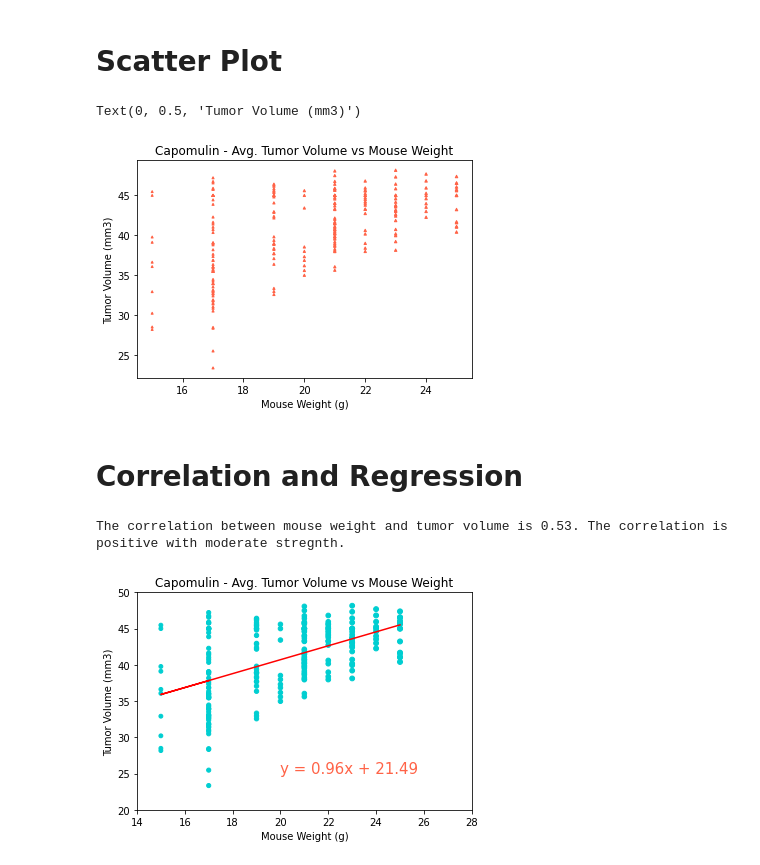
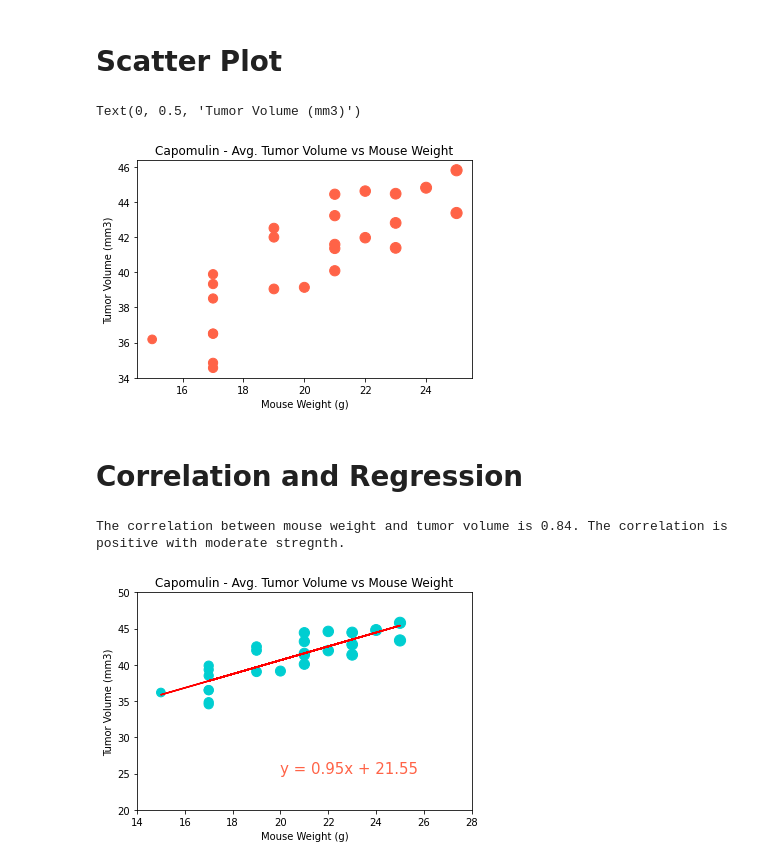
Before and after one commit to amilton11/matplotlib_HW, a Jupyter notebook: pymaceuticals_starter_1.20.21.ipynb, the cells around one changed output. Cells and saved outputs as stored; diff of their text form; code cells hidden in the pictures.

```diff
--- a/pymaceuticals_starter_1.20.21.ipynb
+++ b/pymaceuticals_starter_1.20.21.ipynb
@@ -419,48 +365,52 @@ capomulin_df.head(25)
 # %%
 # Generate a scatter plot of mouse weight versus average tumor volume for the Capomulin treatment regimen.
 # This is for all mice treated with Capomulin
 
 # Find the average tumor volume by mouse and create a dataframe
-tumor_vol_df = pd.DataFrame(capomulin_df.groupby('Mouse ID')['Tumor Volume (mm3)'].mean().sort_values())
+#tumor_vol_df = pd.DataFrame(capomulin_df.groupby('Mouse ID')['Tumor Volume (mm3)'].mean().sort_values())
+
+cap_mouse_df_cl = mouse_df_cl.loc[mouse_df_cl['Drug Regimen'] == 'Capomulin'].groupby('Mouse ID').mean()
 
 # Merge the dataframes
-cap_tv_df = pd.merge(capomulin_df, tumor_vol_df, on=['Tumor Volume (mm3)'], how='left')
+#cap_tv_df = pd.merge(capomulin_df, mouse_df_cl, on=['Tumor Volume (mm3)'], how='left')
 
-x = cap_tv_df['Weight (g)']
-y = cap_tv_df['Tumor Volume (mm3)']
+x = cap_mouse_df_cl['Weight (g)']
+y = cap_mouse_df_cl['Tumor Volume (mm3)']
 
 # Create the scatter plot
-plt.scatter(x, y, marker="^", s = cap_tv_df['Weight (g)']*.25, facecolors="tomato", edgecolors="tomato")
+plt.scatter(x, y, marker="o", s = cap_mouse_df_cl['Weight (g)']*5, facecolors="tomato", edgecolors="tomato")
 
 # Set limits on x and y axis
 # plt.xlim(12, 30)
 # plt.ylim(15, 50)
 
 # Add labels
 plt.title("Capomulin - Avg. Tumor Volume vs Mouse Weight")
 plt.xlabel("Mouse Weight (g)")
 plt.ylabel("Tumor Volume (mm3)")
 # %% [output]
 Text(0, 0.5, 'Tumor Volume (mm3)')
-[figure, old version]
+[figure, new version]
 # %% [markdown]
 # Correlation and Regression
 # %%
 # Calculate the correlation coefficient and linear regression model between mouse weight and average tumor
 #  volume for the Capomulin treatment. Plot the linear regression model on top of the previous scatter plot.
 
-# Isolate Capomulin into a dataframe
-capomulin_df = mouse_df_cl.loc[mouse_df_cl['Drug Regimen'] == 'Capomulin']
+# # Isolate Capomulin into a dataframe
+# capomulin_df = mouse_df_cl.loc[mouse_df_cl['Drug Regimen'] == 'Capomulin']
 
-# Find the average tumor volume by mouse and create a dataframe
-tumor_vol_df = pd.DataFrame(capomulin_df.groupby('Mouse ID')['Tumor Volume (mm3)'].mean().sort_values())
+# # Find the average tumor volume by mouse and create a dataframe
+# tumor_vol_df = pd.DataFrame(capomulin_df.groupby('Mouse ID')['Tumor Volume (mm3)'].mean().sort_values())
 
-# Merge the dataframes
-cap_tv_df = pd.merge(capomulin_df, tumor_vol_df, on=['Tumor Volume (mm3)'], how='left')
+# # Merge the dataframes
+# cap_tv_df = pd.merge(capomulin_df, tumor_vol_df, on=['Tumor Volume (mm3)'], how='left')
+# cap_mouse_df_cl = mouse_df_cl.loc[mouse_df_cl['Drug Regimen'] == 'Capomulin'].groupby('Mouse ID').mean()
+
 
 # Assign variables
-x = cap_tv_df['Weight (g)']
-y = cap_tv_df['Tumor Volume (mm3)']
+x = cap_mouse_df_cl['Weight (g)']
+y = cap_mouse_df_cl['Tumor Volume (mm3)']
 
 # Calculate the correlation coefficient
 correlation = st.pearsonr(x, y)
@@ -472,7 +422,7 @@ regress_values = x * slope + intercept
 line_eq = "y = " + str(round(slope,2)) + "x + " + str(round(intercept,2))
 
 # Creat the scatter plot
-plt.scatter(x, y, marker="o", s = cap_tv_df['Weight (g)']**1, facecolors="darkturquoise", edgecolors="darkturquoise")
+plt.scatter(x, y, marker="o", s = cap_mouse_df_cl['Weight (g)']*5, facecolors="darkturquoise", edgecolors="darkturquoise")
 plt.plot(x,regress_values,"r-")
 
 # Annotate the linear regression
@@ -488,5 +438,5 @@ plt.xlabel("Mouse Weight (g)")
 plt.ylabel("Tumor Volume (mm3)")
 plt.show()
 # %% [output]
-The correlation between mouse weight and tumor volume is 0.53. The correlation is positive with moderate stregnth.
+The correlation between mouse weight and tumor volume is 0.84. The correlation is positive with moderate stregnth.
-[figure, old version]
+[figure, new version]
```
Also changed, not shown: parts of 12 cells of this notebook.
